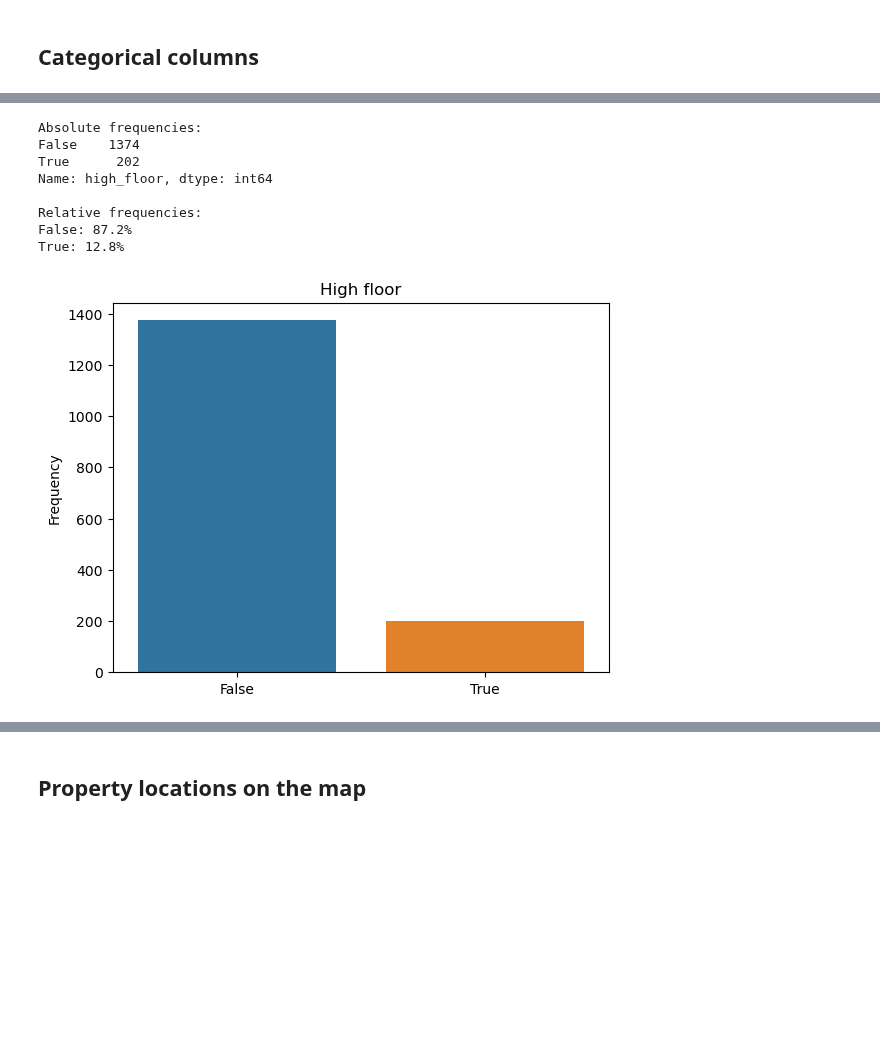
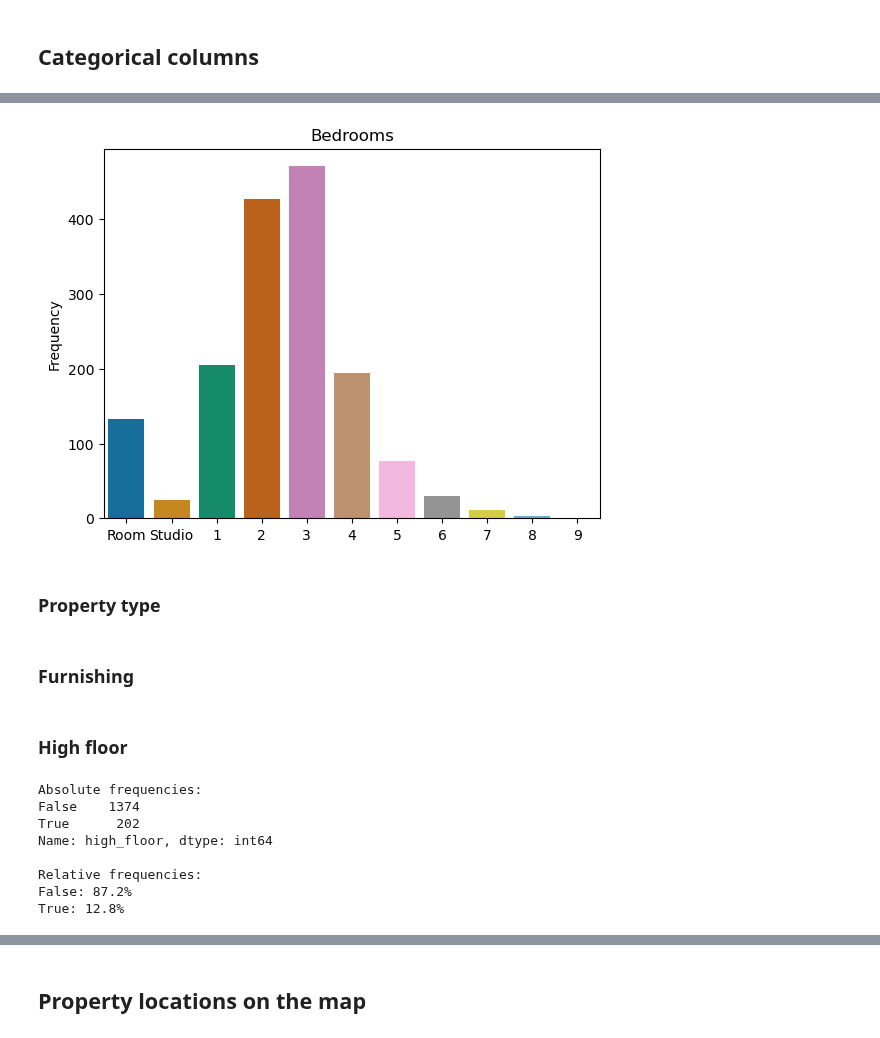
Before and after one commit to JensBender/rental-price-prediction, a Jupyter notebook: data_preprocessing.ipynb, the cells around one changed output, grey strips where cells are left out. Cells and saved outputs as stored; diff of their text form; code cells hidden in the pictures; blank space fills up the shorter version.

Commit message:
in preprocessing, add frequencies and bar plot for bedrooms

```diff
--- a/data_preprocessing.ipynb
+++ b/data_preprocessing.ipynb
@@ -1068,0 +1069,14 @@ categorical_columns = ["bedrooms", "property_type", "furnishing", "high_floor",
+# %%
+# Calculate frequencies
+bedrooms_freq = df["bedrooms"].value_counts()
+
+# Reorder categories
+bedrooms_freq = bedrooms_freq.reindex(["Room", "Studio", "1", "2", "3", "4", "5", "6", "7", "8", "9"])
+
+# Display frequencies
+print("Absolute frequencies:")
+print(bedrooms_freq)
+
+print("\nRelative frequencies:")
+for category, frequency in bedrooms_freq.iteritems():
+    print(f"{category}: {100 * frequency/bedrooms_freq.sum():.1f}%")
@@ -1069,3 +1101,23 @@ categorical_columns = ["bedrooms", "property_type", "furnishing", "high_floor",
+# %%
+# Bar plot
+sns.barplot(x=bedrooms_freq.index, y=bedrooms_freq.values, palette="colorblind")
+
+# Add axes labels
+plt.ylabel("Frequency")
+
+# Add title
+plt.title("Bedrooms")
+
+# Show the plot
+plt.show()
+# %% [output]
+[figure, added]
+# %% [markdown]
+### Property type
+# %% [markdown]
+### Furnishing
+# %% [markdown]
+### High floor
 # %%
 # Frequencies
 print("Absolute frequencies:")
@@ -1083,17 +1135,3 @@ Name: high_floor, dtype: int64
 Relative frequencies:
 False: 87.2%
 True: 12.8%
-# %%
-# Bar plot
-sns.barplot(x=df["high_floor"].value_counts().index, y=df["high_floor"].value_counts().values)
-
-# Add axes labels
-plt.ylabel("Frequency")
-
-# Add title
-plt.title("High floor")
-
-# Show the plot
-plt.show()
-# %% [output]
-[figure, removed]
```
Also changed, not shown: parts of 62 cells of this notebook.
